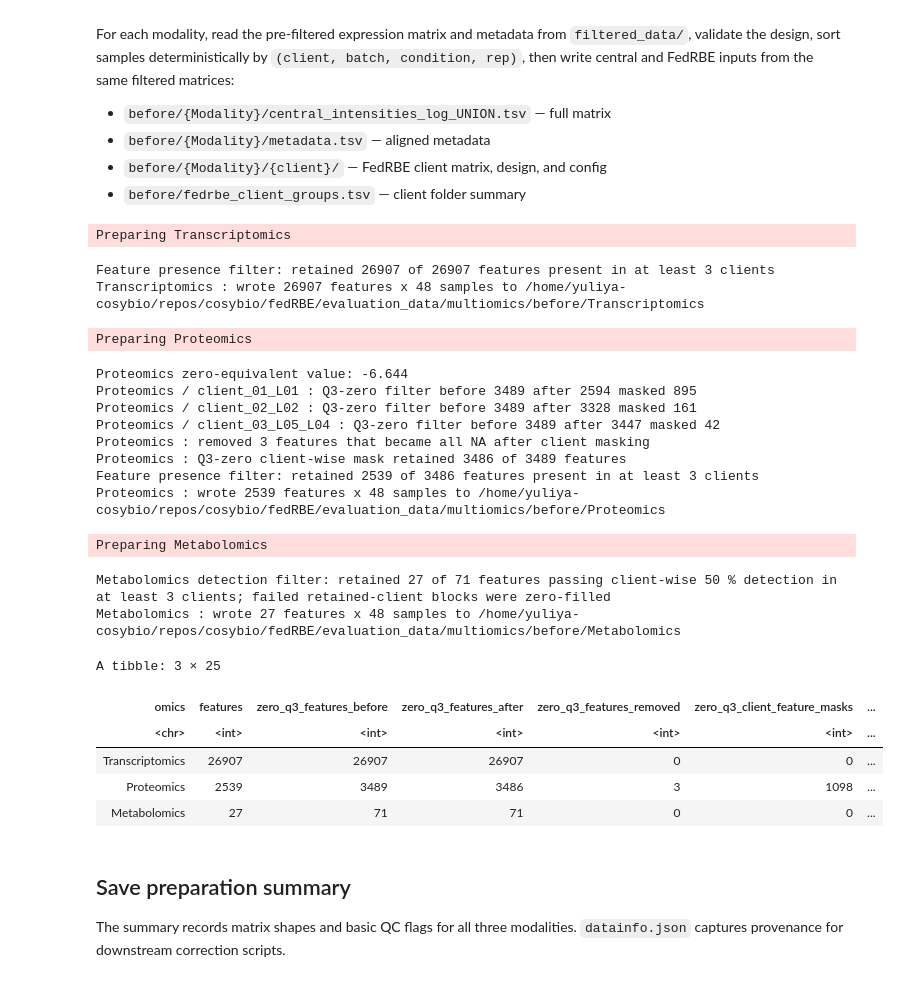
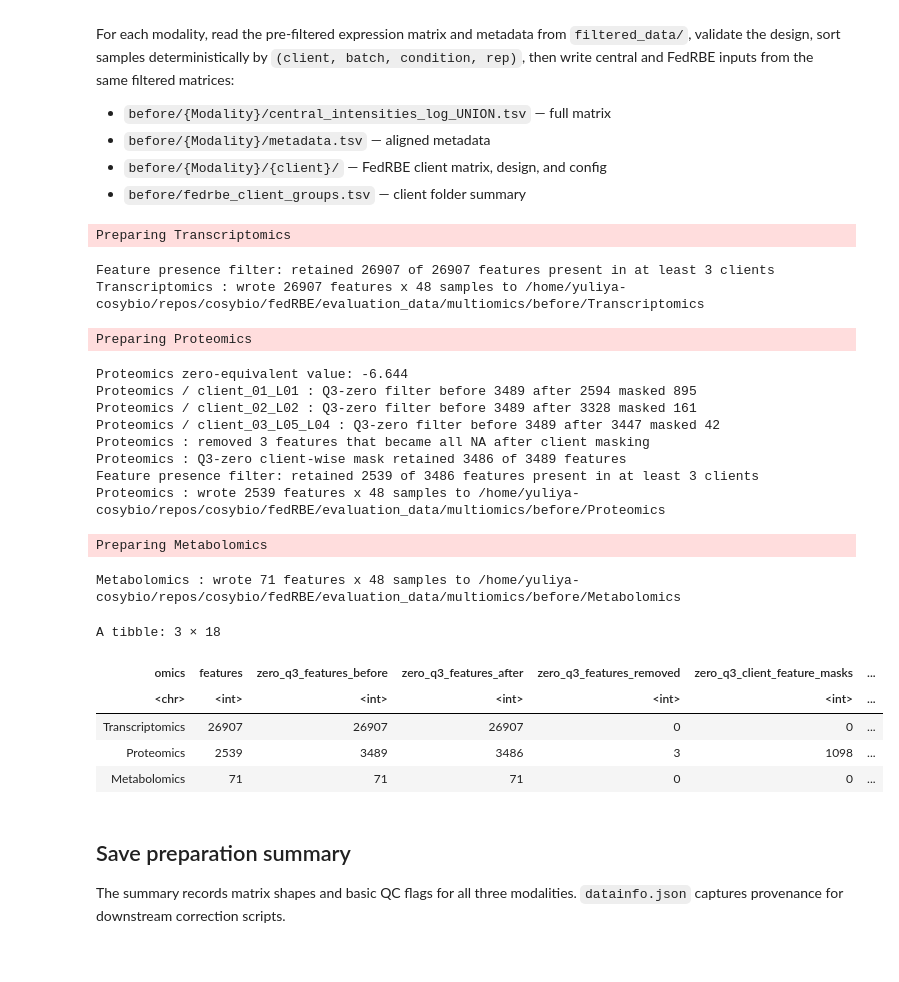
Before and after one commit to Freddsle/fedRBE, a Jupyter notebook: evaluation_data/multiomics/02_prepare_RBE_inputs.ipynb, the cells around one changed output. Cells and saved outputs as stored; diff of their text form; code cells hidden in the pictures.

```diff
--- a/evaluation_data/multiomics/02_prepare_RBE_inputs.ipynb
+++ b/evaluation_data/multiomics/02_prepare_RBE_inputs.ipynb
@@ -378,13 +337,6 @@ prep_summaries <- purrr::map_dfr(MODALITIES, function(omics) {
   zero_q3_features_after  <- nrow(expr)
   zero_q3_features_masked_by_client <- 0L
   zero_equivalent_value   <- NA_real_
-  metabolomics_min_client_detection <- NA_real_
-  metabolomics_zero_cells_used_for_filter <- NA_integer_
-  metabolomics_features_before <- NA_integer_
-  metabolomics_features_after <- NA_integer_
-  metabolomics_features_removed <- NA_integer_
-  metabolomics_client_feature_blocks_zero_filled <- NA_integer_
-  metabolomics_newly_zero_filled_nonzero_cells <- NA_integer_
   if (omics == "Proteomics") {
     zero_q3_filter <- filter_proteomics_zero_q3_by_client(expr, metadata)
     expr <- zero_q3_filter$expr
@@ -394,18 +346,7 @@ prep_summaries <- purrr::map_dfr(MODALITIES, function(omics) {
     zero_equivalent_value   <- zero_q3_filter$zero_equivalent
   }
 
-  if (omics == "Metabolomics") {
-    detection_filter <- filter_metabolomics_detection_by_client(expr, metadata)
-    expr <- detection_filter$expr
-    metabolomics_min_client_detection <- detection_filter$min_detection_fraction
-    metabolomics_zero_cells_used_for_filter <- detection_filter$zero_cells_used_for_filter
-    metabolomics_features_before <- detection_filter$features_before
-    metabolomics_features_after <- detection_filter$features_after
-    metabolomics_features_removed <- detection_filter$features_removed
-    metabolomics_client_feature_blocks_zero_filled <- detection_filter$client_feature_blocks_zero_filled
-    metabolomics_newly_zero_filled_nonzero_cells <- detection_filter$newly_zero_filled_nonzero_cells
-  }
-
+  # Metabolomics: no feature-based filter (all metabolites pass through).
   client_presence_filter <- if (omics == "Metabolomics") {
     list(expr = expr, features_before = NA_integer_, features_after = NA_integer_,
          features_removed = NA_integer_)
@@ -425,13 +366,6 @@ prep_summaries <- purrr::map_dfr(MODALITIES, function(omics) {
     zero_q3_features_removed = zero_q3_features_before - zero_q3_features_after,
     zero_q3_client_feature_masks = zero_q3_features_masked_by_client,
     zero_equivalent_value    = zero_equivalent_value,
-    metabolomics_min_client_detection = metabolomics_min_client_detection,
-    metabolomics_zero_cells_used_for_filter = metabolomics_zero_cells_used_for_filter,
-    metabolomics_features_before = metabolomics_features_before,
-    metabolomics_features_after = metabolomics_features_after,
-    metabolomics_features_removed = metabolomics_features_removed,
-    metabolomics_client_feature_blocks_zero_filled = metabolomics_client_feature_blocks_zero_filled,
-    metabolomics_newly_zero_filled_nonzero_cells = metabolomics_newly_zero_filled_nonzero_cells,
     min_clients_per_feature  = MIN_CLIENTS_PER_FEATURE,
     client_presence_features_before = client_presence_filter$features_before,
     client_presence_features_after = client_presence_filter$features_after,
@@ -451,37 +385,36 @@ prep_summaries <- purrr::map_dfr(MODALITIES, function(omics) {
   write.table(metadata, file = file.path(modality_dir, "metadata.tsv"),
               sep = "\t", quote = TRUE, row.names = FALSE, col.names = TRUE)
   fedrbe_client_summaries[[omics]] <<- write_fedrbe_client_inputs(expr, metadata, omics, modality_dir)
 
   cat(omics, ": wrote", nrow(expr), "features x", ncol(expr),
       "samples to", normalizePath(modality_dir), "\n")
   stats
 })
 
 fedrbe_client_summary <- bind_rows(fedrbe_client_summaries)
 
 prep_summaries
 # %% [output]
 Preparing Transcriptomics
 Feature presence filter: retained 26907 of 26907 features present in at least 3 clients
 Transcriptomics : wrote 26907 features x 48 samples to /home/yuliya-cosybio/repos/cosybio/fedRBE/evaluation_data/multiomics/before/Transcriptomics
 Preparing Proteomics
 Proteomics zero-equivalent value: -6.644
 Proteomics / client_01_L01 : Q3-zero filter before 3489 after 2594 masked 895
 Proteomics / client_02_L02 : Q3-zero filter before 3489 after 3328 masked 161
 Proteomics / client_03_L05_L04 : Q3-zero filter before 3489 after 3447 masked 42
 Proteomics : removed 3 features that became all NA after client masking
 Proteomics : Q3-zero client-wise mask retained 3486 of 3489 features
 Feature presence filter: retained 2539 of 3486 features present in at least 3 clients
 Proteomics : wrote 2539 features x 48 samples to /home/yuliya-cosybio/repos/cosybio/fedRBE/evaluation_data/multiomics/before/Proteomics
 Preparing Metabolomics
-Metabolomics detection filter: retained 27 of 71 features passing client-wise 50 % detection in at least 3 clients; failed retained-client blocks were zero-filled
-Metabolomics : wrote 27 features x 48 samples to /home/yuliya-cosybio/repos/cosybio/fedRBE/evaluation_data/multiomics/before/Metabolomics
+Metabolomics : wrote 71 features x 48 samples to /home/yuliya-cosybio/repos/cosybio/fedRBE/evaluation_data/multiomics/before/Metabolomics
-A tibble: 3 × 25
+A tibble: 3 × 18
 | omics | features | zero_q3_features_before | zero_q3_features_after | zero_q3_features_removed | zero_q3_client_feature_masks | ... |
 | <chr> | <int> | <int> | <int> | <int> | <int> | ... |
 | Transcriptomics | 26907 | 26907 | 26907 | 0 | 0 | ... |
 | Proteomics | 2539 | 3489 | 3486 | 3 | 1098 | ... |
-| Metabolomics | 27 | 71 | 71 | 0 | 0 | ... |
+| Metabolomics | 71 | 71 | 71 | 0 | 0 | ... |
 # %% [markdown]
 ## Save preparation summary
 
```
Also changed, not shown: parts of 4 cells of this notebook, 22 other files.
